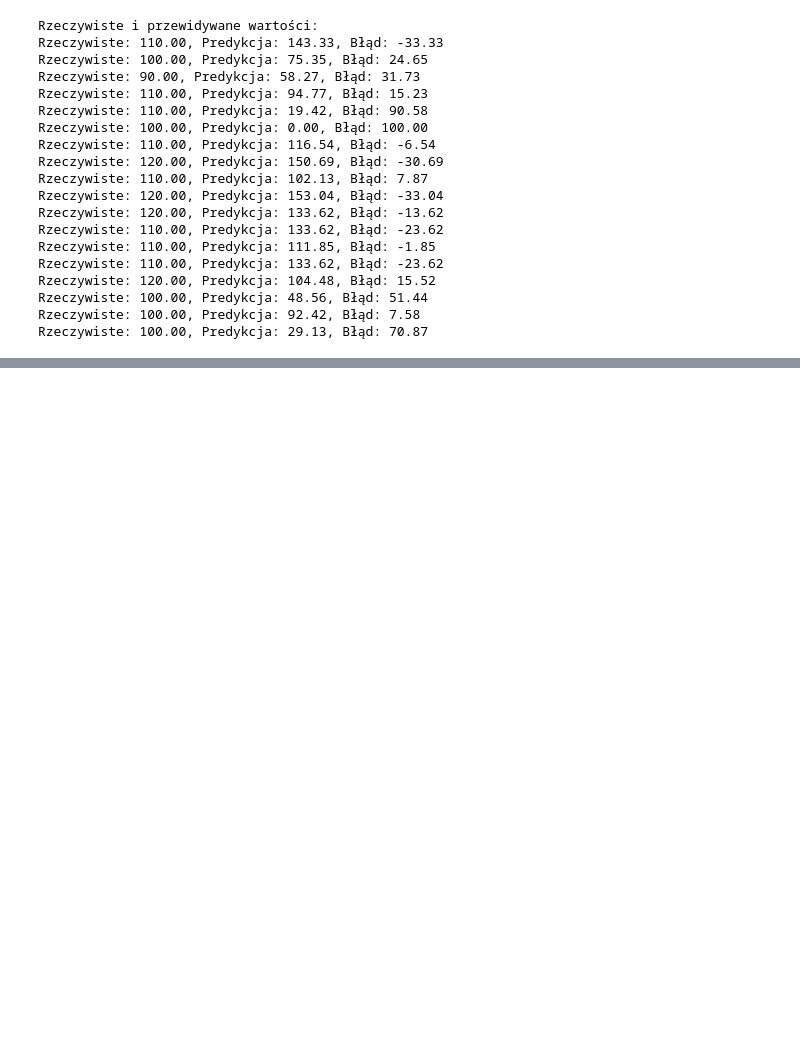
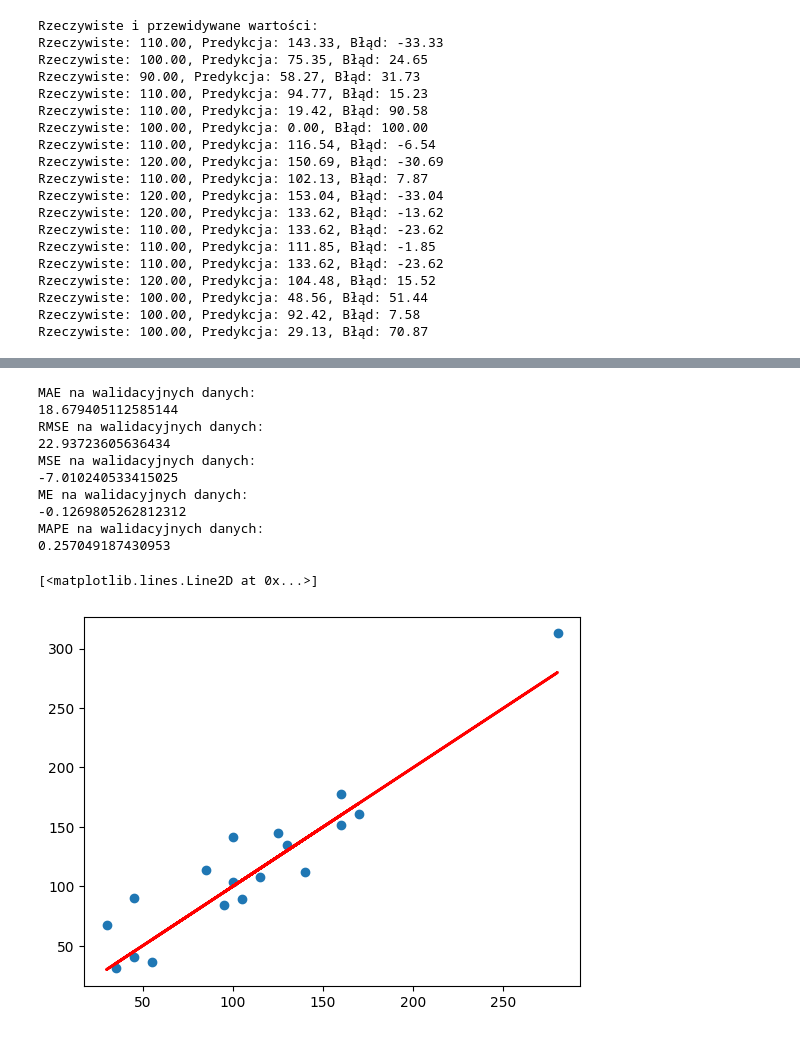
Before and after one commit to userofpi/Regresja_Logistyczna, a Jupyter notebook: Zadanie4_platki.ipynb, the cells around one changed output, grey strips where cells are left out. Drawn from its saved outputs; the diff is of its cells as text; code cells hidden in the pictures; blank space fills up the shorter version.

```diff
--- a/Zadanie4_platki.ipynb
+++ b/Zadanie4_platki.ipynb
@@ -306,0 +401,31 @@ Rzeczywiste: 100.00, Predykcja: 29.13, Błąd: 70.87
+# %%
+predykcje= wynik.predict(X_walidacyjne[['cukry', 'tluszcz', 'blonnik']])
+
+print("MAE na walidacyjnych danych:")
+print(calculate_mae(X_walidacyjne['potas'], predykcje))
+print("RMSE na walidacyjnych danych:")
+print(calculate_rmse(X_walidacyjne['potas'], predykcje))
+print("MSE na walidacyjnych danych:")
+print(calculate_me(X_walidacyjne['potas'], predykcje))
+print("ME na walidacyjnych danych:")
+print(calculate_mpe(X_walidacyjne['potas'], predykcje))
+print("MAPE na walidacyjnych danych:")
+print(calculate_mape(X_walidacyjne['potas'], predykcje))
+
+
+plt.scatter(X_walidacyjne['potas'], predykcje)
+#linia prosta X=Y
+plt.plot(X_walidacyjne['potas'], X_walidacyjne['potas'], color='red', lw=2)
+# %% [output]
+MAE na walidacyjnych danych:
+18.679405112585144
+RMSE na walidacyjnych danych:
+22.93723605636434
+MSE na walidacyjnych danych:
+-7.010240533415025
+ME na walidacyjnych danych:
+-0.1269805262812312
+MAPE na walidacyjnych danych:
+0.257049187430953
+[<matplotlib.lines.Line2D at 0x...>]
+[figure, added]
```
Also changed, not shown: parts of 6 cells of this notebook.
